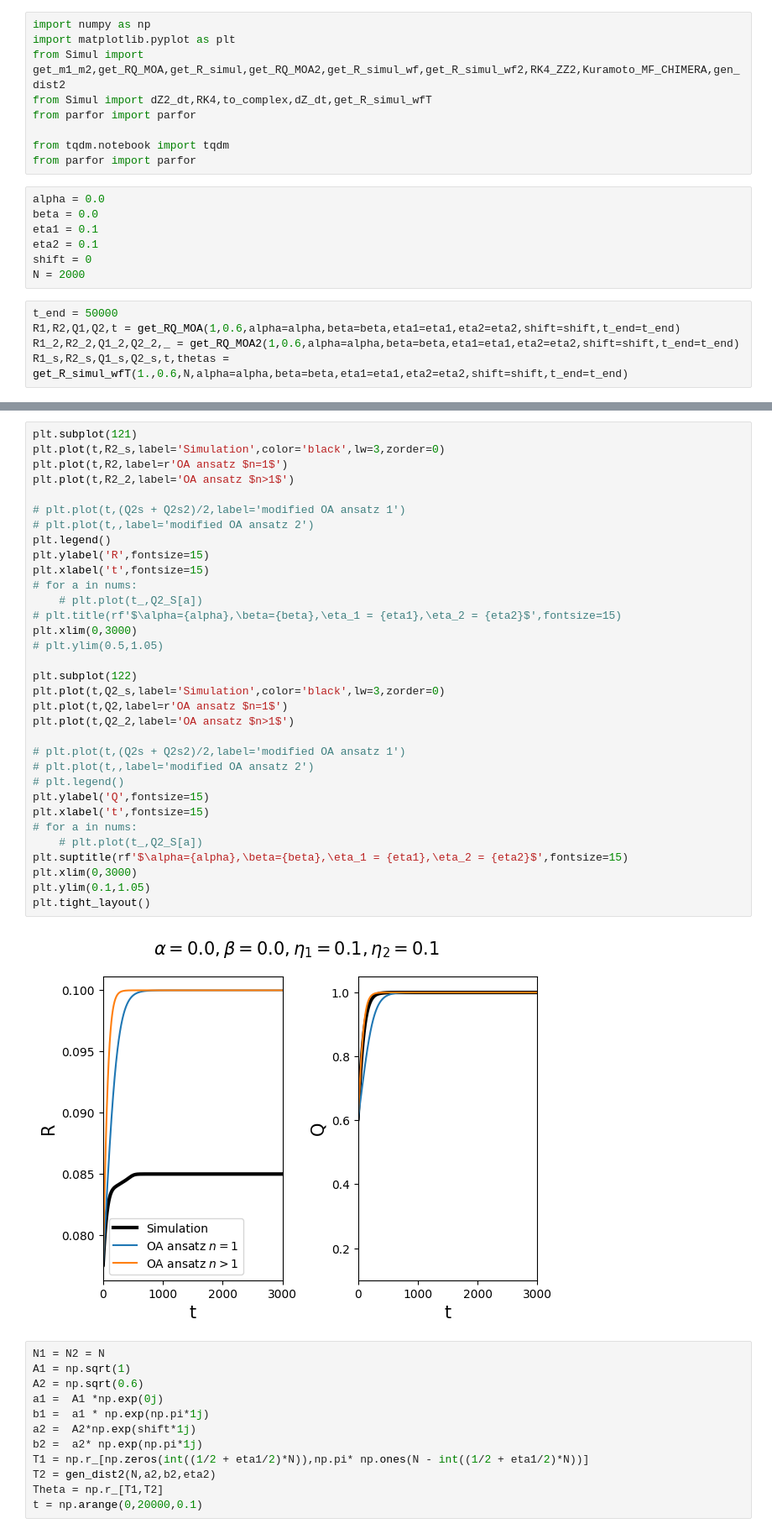
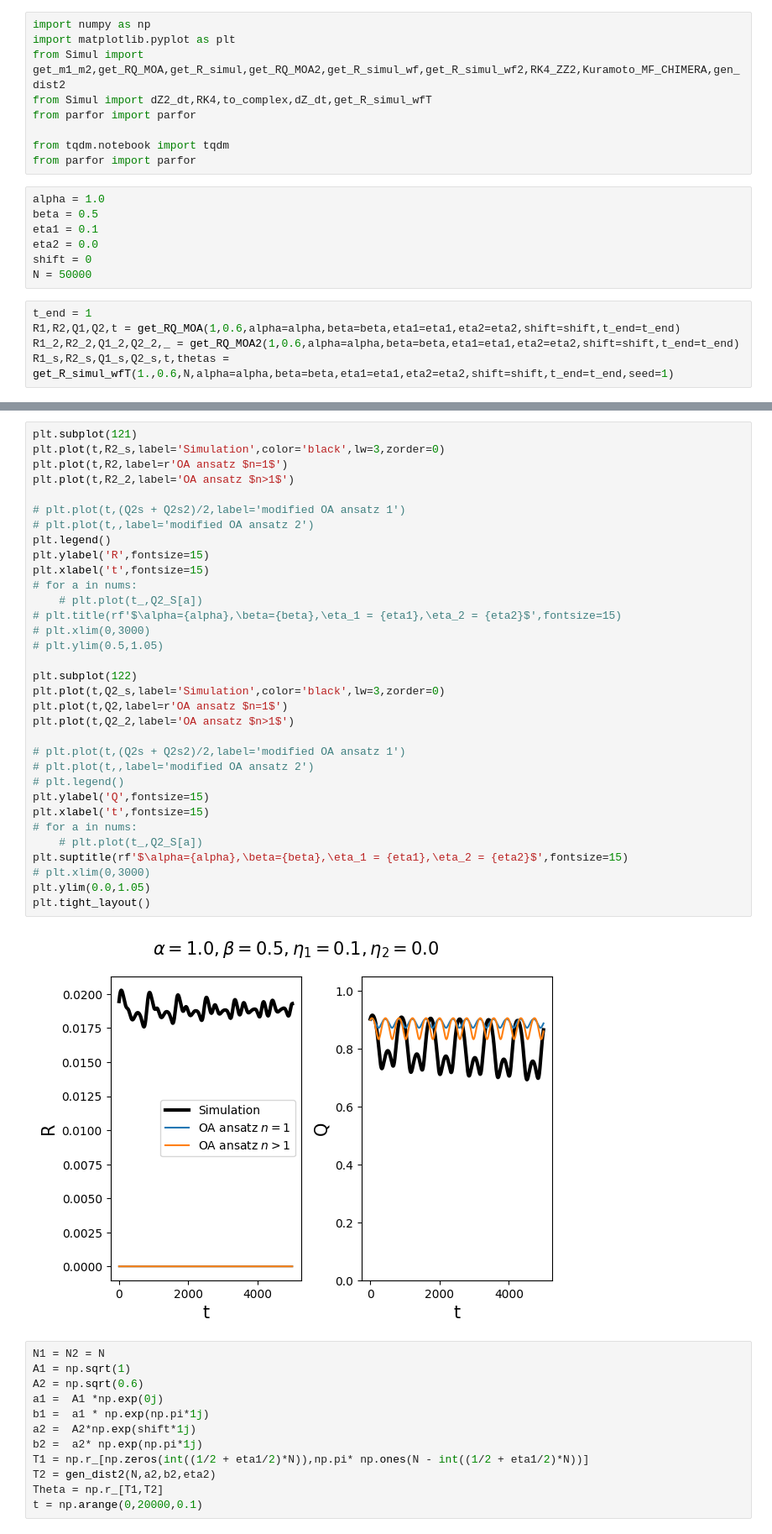
Before and after one commit to Gug-Young/Active_Rotator, a Jupyter notebook: 241122 Animation.ipynb, the cells around one changed output, grey strips where cells are left out. Shown at 84% size. Drawn from its saved outputs; the diff is of its cells as text.

```diff
--- a/241122 Animation.ipynb
+++ b/241122 Animation.ipynb
@@ -8,14 +8,14 @@ from parfor import parfor
 from tqdm.notebook import tqdm
 from parfor import parfor
 # %%
-alpha = 0.0
-beta = 0.0
+alpha = 1.0
+beta = 0.5
 eta1 = 0.1
-eta2 = 0.1
+eta2 = 0.0
 shift = 0
-N = 2000
+N = 50000
 # %%
-t_end = 50000
+t_end = 1
 R1,R2,Q1,Q2,t = get_RQ_MOA(1,0.6,alpha=alpha,beta=beta,eta1=eta1,eta2=eta2,shift=shift,t_end=t_end)
 R1_2,R2_2,Q1_2,Q2_2,_ = get_RQ_MOA2(1,0.6,alpha=alpha,beta=beta,eta1=eta1,eta2=eta2,shift=shift,t_end=t_end)
-R1_s,R2_s,Q1_s,Q2_s,t,thetas = get_R_simul_wfT(1.,0.6,N,alpha=alpha,beta=beta,eta1=eta1,eta2=eta2,shift=shift,t_end=t_end)
+R1_s,R2_s,Q1_s,Q2_s,t,thetas = get_R_simul_wfT(1.,0.6,N,alpha=alpha,beta=beta,eta1=eta1,eta2=eta2,shift=shift,t_end=t_end,seed=1)
@@ -37,37 +66,37 @@ Text(0, 0.5, 'count')
 plt.subplot(121)
 plt.plot(t,R2_s,label='Simulation',color='black',lw=3,zorder=0)
 plt.plot(t,R2,label=r'OA ansatz $n=1$')
 plt.plot(t,R2_2,label='OA ansatz $n>1$')
 
 # plt.plot(t,(Q2s + Q2s2)/2,label='modified OA ansatz 1')
 # plt.plot(t,,label='modified OA ansatz 2')
 plt.legend()
 plt.ylabel('R',fontsize=15)
 plt.xlabel('t',fontsize=15)
 # for a in nums:
     # plt.plot(t_,Q2_S[a])
 # plt.title(rf'$\alpha={alpha},\beta={beta},\eta_1 = {eta1},\eta_2 = {eta2}$',fontsize=15)
-plt.xlim(0,3000)
+# plt.xlim(0,3000)
 # plt.ylim(0.5,1.05)
 
 plt.subplot(122)
 plt.plot(t,Q2_s,label='Simulation',color='black',lw=3,zorder=0)
 plt.plot(t,Q2,label=r'OA ansatz $n=1$')
 plt.plot(t,Q2_2,label='OA ansatz $n>1$')
 
 # plt.plot(t,(Q2s + Q2s2)/2,label='modified OA ansatz 1')
 # plt.plot(t,,label='modified OA ansatz 2')
 # plt.legend()
 plt.ylabel('Q',fontsize=15)
 plt.xlabel('t',fontsize=15)
 # for a in nums:
     # plt.plot(t_,Q2_S[a])
 plt.suptitle(rf'$\alpha={alpha},\beta={beta},\eta_1 = {eta1},\eta_2 = {eta2}$',fontsize=15)
-plt.xlim(0,3000)
-plt.ylim(0.1,1.05)
+# plt.xlim(0,3000)
+plt.ylim(0.0,1.05)
 plt.tight_layout()
 # %% [output]
-[figure, old version]
+[figure, new version]
 # %%
 N1 = N2 = N
 A1 = np.sqrt(1)
```
Also changed, not shown: parts of 6 cells of this notebook, 4 other files.
